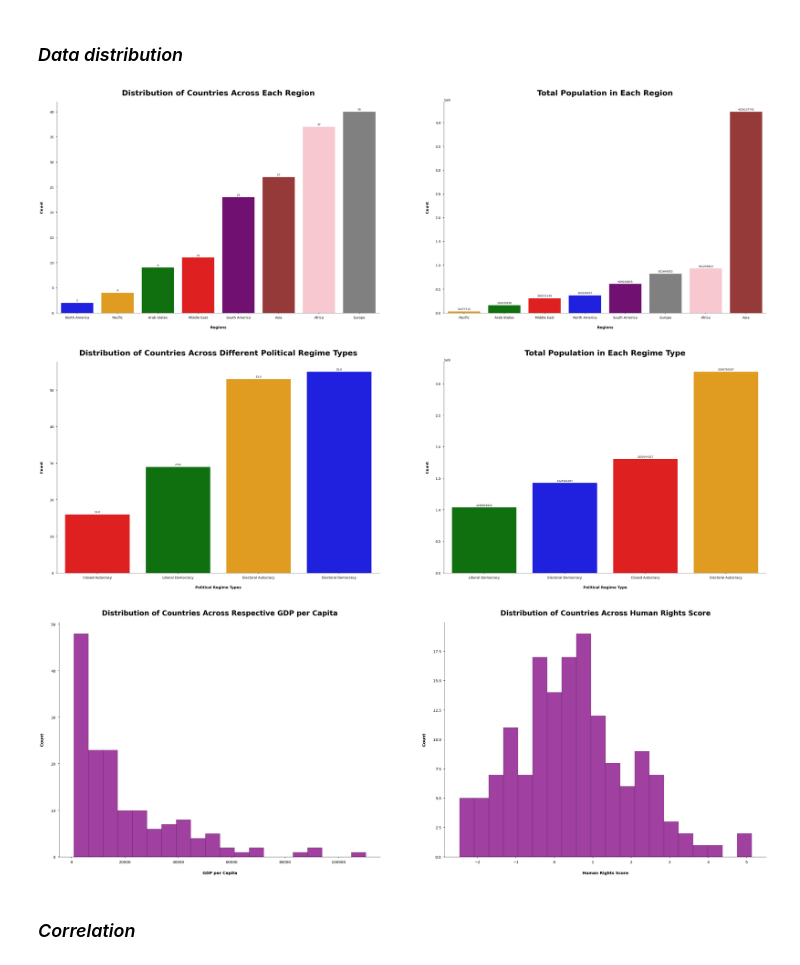
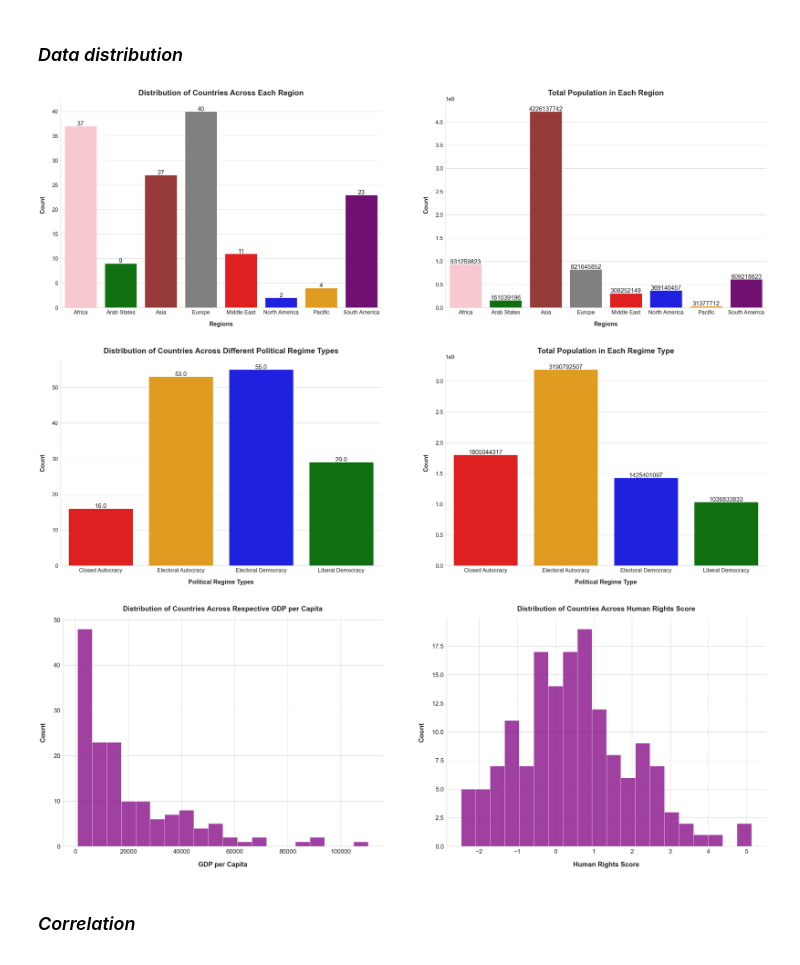
Before and after one commit to RuizLorenzoChavez/DATA100-Finals-COVID-Vaccination-Tracker, a Jupyter notebook: group1-data-storytelling.ipynb, the cells around one changed output. Saved outputs shown, nothing was run; the diff lists cells and outputs as text; code cells hidden in the pictures.

```diff
--- a/group1-data-storytelling.ipynb
+++ b/group1-data-storytelling.ipynb
@@ -901,14 +901,14 @@ prime_dataset.describe()
 | max | 5.129846 | 110261.157353 | 1.440298e+09 | 1.204089e+09 | 91.270000 |
 # %% [markdown]
 ### *Globalizing Settings for Viz*
-# %%
-plt.rcParams.update(plt.rcParamsDefault)
-plt.style.use('seaborn-talk')
+# %%
+sns.set_theme(font_scale=2,context='notebook',style='whitegrid',palette='deep')
 # %% [markdown]
 ### *Data distribution*
 # %%
-region_distribution = prime_dataset['region'].value_counts().sort_values()
-population_region_distribution = prime_dataset.groupby(by='region')['population'].sum().sort_values()
+
+region_distribution = prime_dataset['region'].value_counts().sort_index()
+population_region_distribution = prime_dataset.groupby(by='region')['population'].sum().sort_index()
 
 fig = plt.figure(figsize=(50,15))
 ax_country_region = fig.add_subplot(121)
@@ -938,43 +938,49 @@ ax_population_region.set_xlabel('Regions',labelpad=25,fontweight='bold')
 
 for location in ['top', 'right']:
         ax_population_region.spines[location].set_visible(False)
+
+plt.savefig('viz/region-distribution-totalpop.png',facecolor='white', transparent=False)
 # %% [output]
-[figure, old version]
+[figure, new version]
 # %%
-regime_distribution = prime_dataset['regime_type'].value_counts().sort_values()
-population_regime_distribution = prime_dataset.groupby(by='regime_type')['population'].sum().sort_values()
+
+regime_distribution = prime_dataset['regime_type'].value_counts().sort_index()
+population_regime_distribution = prime_dataset.groupby(by='regime_type')['population'].sum().sort_index()
 
 fig = plt.figure(figsize=(50,15))
 ax_country_regime = fig.add_subplot(121)
 
 regime_dist = sns.barplot(x=regime_distribution.index,y=regime_distribution.values,palette={'Closed Autocracy':'red','Liberal Democracy':'green','Electoral Democracy':'blue','Electoral Autocracy':'orange'})
 
 for bar in regime_dist.patches:
     regime_dist.annotate(format(bar.get_height(), '.1f'),(bar.get_x() + bar.get_width() / 2., bar.get_height()), ha = 'center', va = 'center',xytext = (0, 9),textcoords = 'offset points')
 
 ax_country_regime.set_title('Distribution of Countries Across Different Political Regime Types',size=30,pad=25,fontdict={'fontweight':'bold'})
 ax_country_regime.set_ylabel('Count',labelpad=25,fontweight='bold')
 ax_country_regime.set_xlabel('Political Regime Types',labelpad=25,fontweight='bold')
 
 for location in ['top', 'right']:
         ax_country_regime.spines[location].set_visible(False)
 
 ax_population_regime = fig.add_subplot(122)
 
 population_regime_dist = sns.barplot(x=population_regime_distribution.index,y=population_regime_distribution.values,palette={'Closed Autocracy':'red','Liberal Democracy':'green','Electoral Democracy':'blue','Electoral Autocracy':'orange'})
 
 for bar in population_regime_dist.patches:
     population_regime_dist.annotate(format(bar.get_height(), '.0f'),(bar.get_x() + bar.get_width() / 2., bar.get_height()), ha = 'center', va = 'center',xytext = (0, 9),textcoords = 'offset points')
 
 ax_population_regime.set_title('Total Population in Each Regime Type',size=30,pad=25,fontdict={'fontweight':'bold'})
 ax_population_regime.set_ylabel('Count',labelpad=25,fontweight='bold')
 ax_population_regime.set_xlabel('Political Regime Type',labelpad=25,fontweight='bold')
 
 for location in ['top', 'right']:
         ax_population_regime.spines[location].set_visible(False)
+
+plt.savefig('viz/regime-type-distribution-totalpop.png',facecolor='white', transparent=False)
 # %% [output]
-[figure, old version]
+[figure, new version]
 # %%
+
 fig = plt.figure(figsize=(45,15))
 
 ax_country_gdp = fig.add_subplot(121)
@@ -998,8 +1004,10 @@ ax_country_humanrights.set_xlabel('Human Rights Score',fontweight='bold',labelpa
 
 for location in ['top', 'right']:
         ax_country_humanrights.spines[location].set_visible(False)
+
+plt.savefig('viz/histogram-gdp-humanrights.png',facecolor='white', transparent=False)
 # %% [output]
-[figure, old version]
+[figure, new version]
 # %% [markdown]
 ### *Correlation*
 # %%
```
Also changed, not shown: parts of 11 cells of this notebook, 9 other files.
